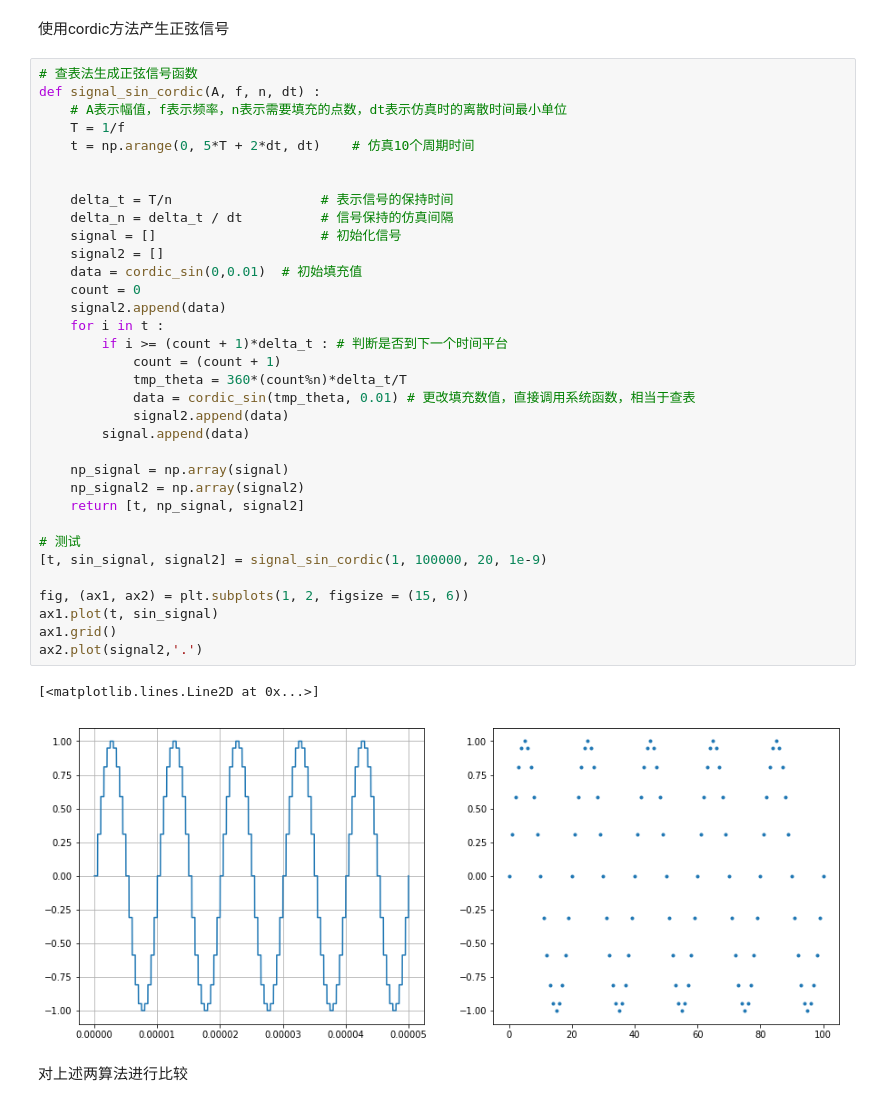
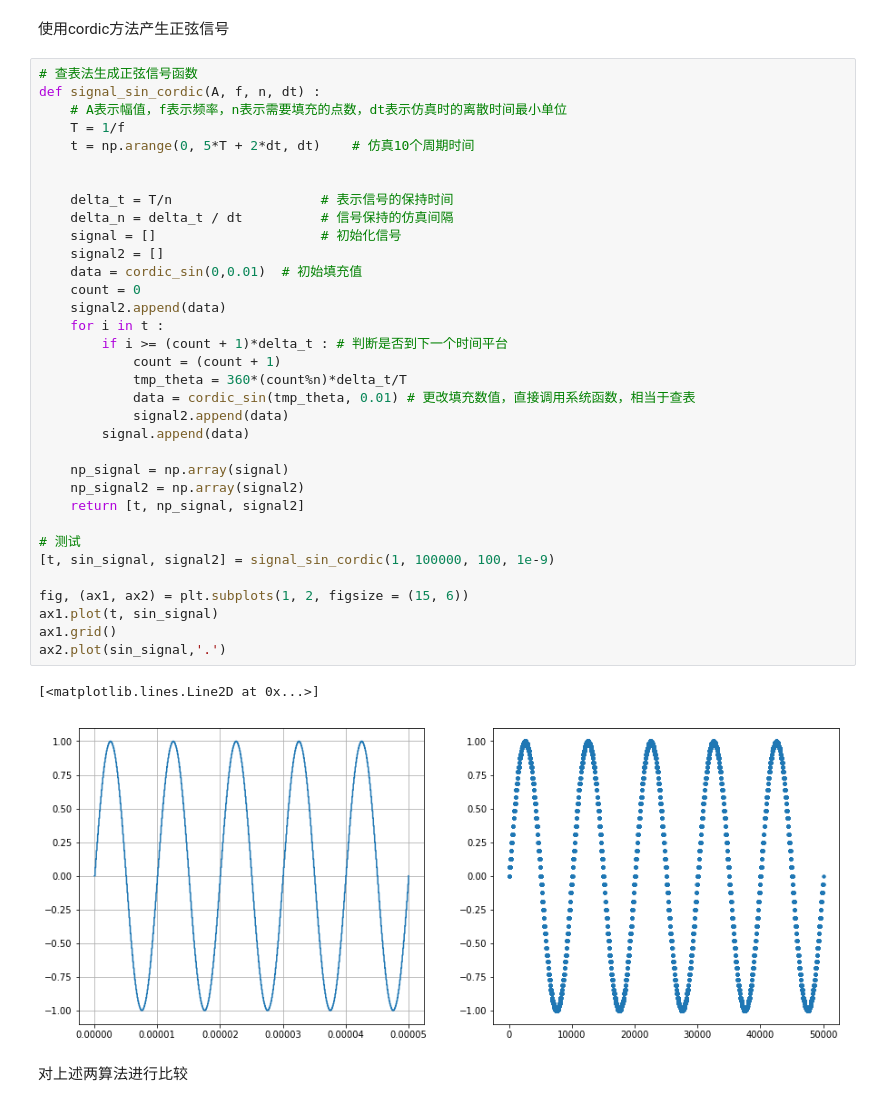
Before and after one commit to dg-w36/school_work, a Jupyter notebook: AutoTestPrinciple/3.2数模转换信号发生.ipynb, the cells around one changed output. Cells and saved outputs as stored; diff of their text form.

```diff
--- a/AutoTestPrinciple/3.2数模转换信号发生.ipynb
+++ b/AutoTestPrinciple/3.2数模转换信号发生.ipynb
@@ -148,36 +197,36 @@ def signal_sin_cordic(A, f, n, dt) :
     T = 1/f
     t = np.arange(0, 5*T + 2*dt, dt)    # 仿真10个周期时间
 
 
     delta_t = T/n                   # 表示信号的保持时间
     delta_n = delta_t / dt          # 信号保持的仿真间隔
     signal = []                     # 初始化信号
     signal2 = []
     data = cordic_sin(0,0.01)  # 初始填充值
     count = 0
     signal2.append(data)
     for i in t :
         if i >= (count + 1)*delta_t : # 判断是否到下一个时间平台
             count = (count + 1)
             tmp_theta = 360*(count%n)*delta_t/T
             data = cordic_sin(tmp_theta, 0.01) # 更改填充数值，直接调用系统函数，相当于查表
             signal2.append(data)
         signal.append(data)
 
     np_signal = np.array(signal)
     np_signal2 = np.array(signal2)
     return [t, np_signal, signal2]
 
 # 测试
-[t, sin_signal, signal2] = signal_sin_cordic(1, 100000, 20, 1e-9)
+[t, sin_signal, signal2] = signal_sin_cordic(1, 100000, 100, 1e-9)
 
 fig, (ax1, ax2) = plt.subplots(1, 2, figsize = (15, 6))
 ax1.plot(t, sin_signal)
 ax1.grid()
-ax2.plot(signal2,'.')
+ax2.plot(sin_signal,'.')
 # %% [output]
 [<matplotlib.lines.Line2D at 0x...>]
-[figure, old version]
+[figure, new version]
 # %% [markdown]
 对上述两算法进行比较
 # %%
```
Also changed, not shown: parts of 23 cells of this notebook, 1 other file.
